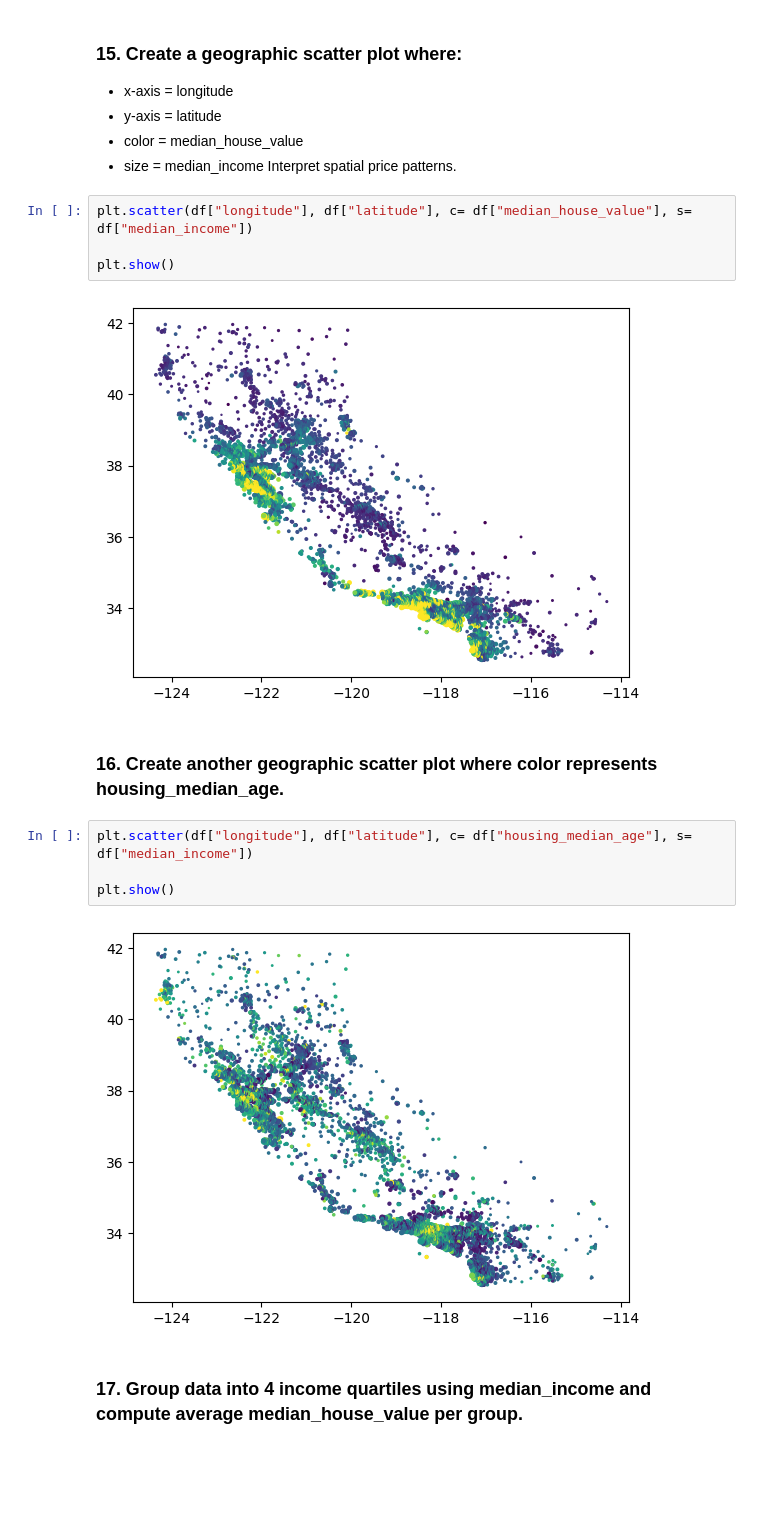
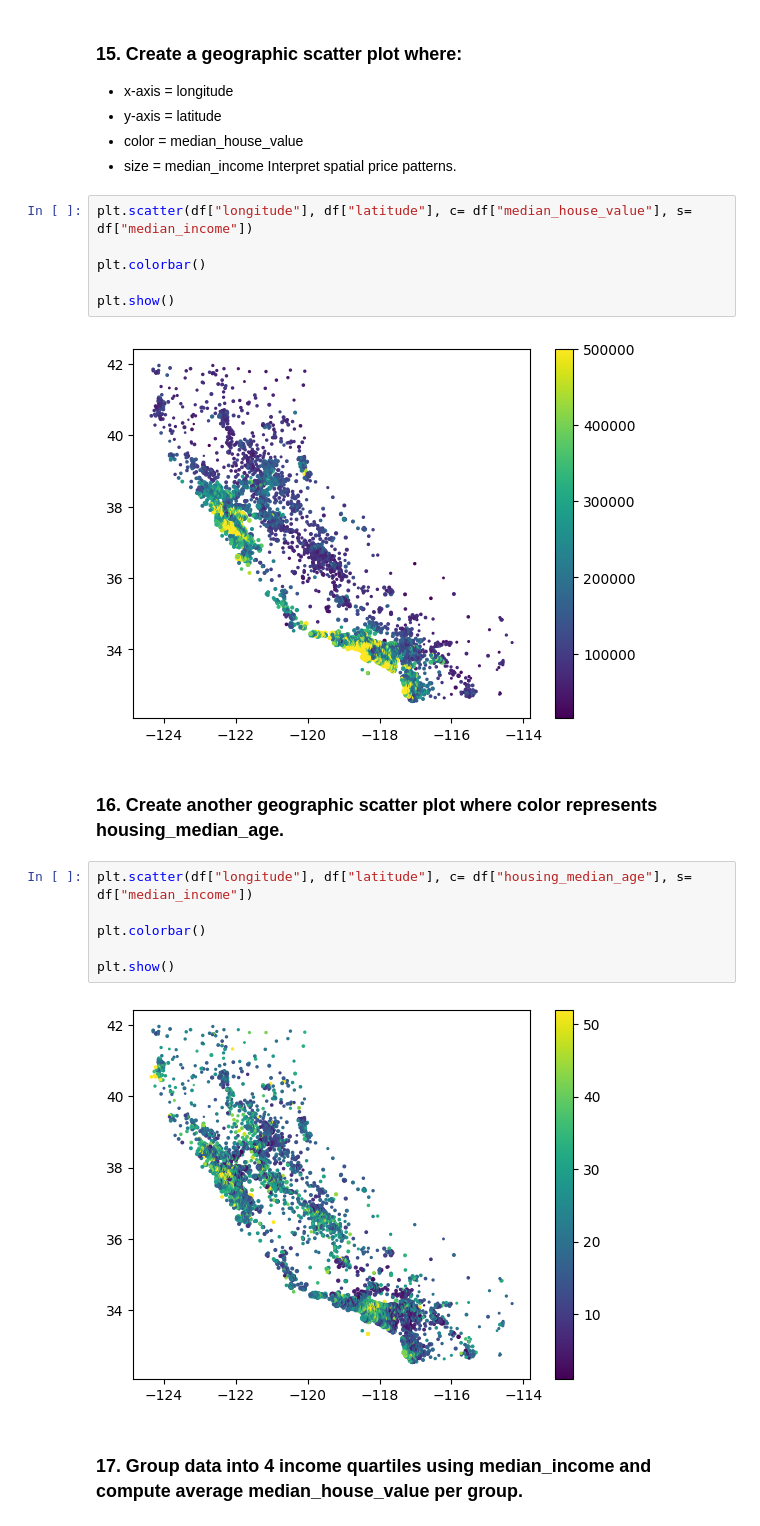
Before and after one commit to AmirhosseinNorouzi88/questions_updated.ipynb, a Jupyter notebook: questions_updated.ipynb, the cells around one changed output. Cells and saved outputs as stored; diff of their text form; blank space fills up the shorter version.

```diff
--- a/questions_updated.ipynb
+++ b/questions_updated.ipynb
@@ -207,17 +211,21 @@ plt.show()
 # %%
 plt.scatter(df["longitude"], df["latitude"], c= df["median_house_value"], s= df["median_income"])
 
+plt.colorbar()
+
 plt.show()
 # %% [output]
-[figure, old version]
+[figure, new version]
 # %% [markdown]
 ### 16. Create another geographic scatter plot where color represents housing_median_age.
 # %%
 plt.scatter(df["longitude"], df["latitude"], c= df["housing_median_age"], s= df["median_income"])
 
+plt.colorbar()
+
 plt.show()
 # %% [output]
-[figure, old version]
+[figure, new version]
 # %% [markdown]
 ### 17. Group data into 4 income quartiles using median_income and compute average median_house_value per group.
 # %%
```
Also changed, not shown: parts of 5 cells of this notebook.
